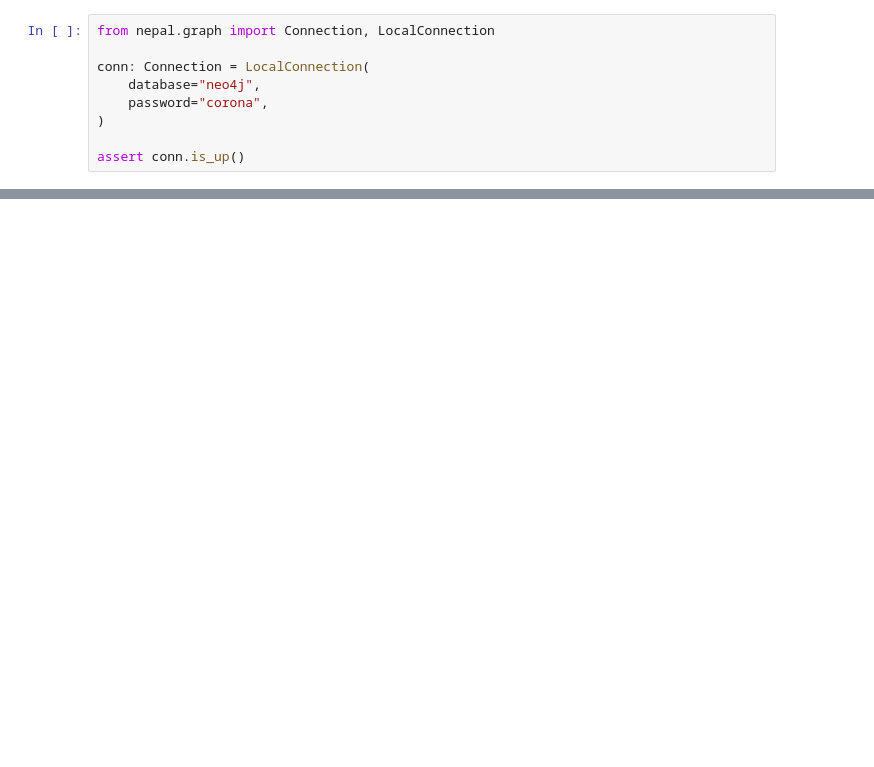
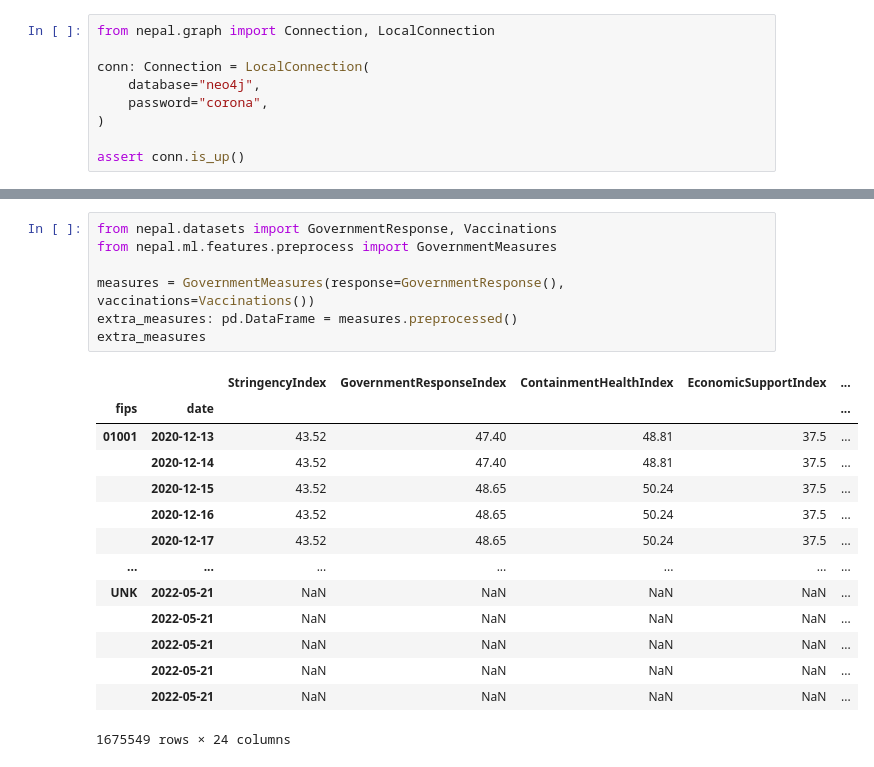
Before and after one commit to vlieven/G0Z39a, a Jupyter notebook: notebooks/test_forecasting.ipynb, the cells around one changed output, grey strips where cells are left out. Saved outputs shown, nothing was run; the diff lists cells and outputs as text; blank space fills up the shorter version.

```diff
--- a/notebooks/test_forecasting.ipynb
+++ b/notebooks/test_forecasting.ipynb
@@ -241,0 +261,22 @@ print(np.mean(scores))
+# %%
+from nepal.datasets import GovernmentResponse, Vaccinations
+from nepal.ml.features.preprocess import GovernmentMeasures
+
+measures = GovernmentMeasures(response=GovernmentResponse(), vaccinations=Vaccinations())
+extra_measures: pd.DataFrame = measures.preprocessed()
+extra_measures
+# %% [output]
+|  |  | StringencyIndex | GovernmentResponseIndex | ContainmentHealthIndex | EconomicSupportIndex | ... |
+| fips | date |  |  |  |  | ... |
+| 01001 | 2020-12-13 | 43.52 | 47.40 | 48.81 | 37.5 | ... |
+|  | 2020-12-14 | 43.52 | 47.40 | 48.81 | 37.5 | ... |
+|  | 2020-12-15 | 43.52 | 48.65 | 50.24 | 37.5 | ... |
+|  | 2020-12-16 | 43.52 | 48.65 | 50.24 | 37.5 | ... |
+|  | 2020-12-17 | 43.52 | 48.65 | 50.24 | 37.5 | ... |
+| ... | ... | ... | ... | ... | ... | ... |
+| UNK | 2022-05-21 | NaN | NaN | NaN | NaN | ... |
+|  | 2022-05-21 | NaN | NaN | NaN | NaN | ... |
+|  | 2022-05-21 | NaN | NaN | NaN | NaN | ... |
+|  | 2022-05-21 | NaN | NaN | NaN | NaN | ... |
+|  | 2022-05-21 | NaN | NaN | NaN | NaN | ... |
+1675549 rows × 24 columns
```
Also changed, not shown: parts of 22 cells of this notebook, 21 other files.
